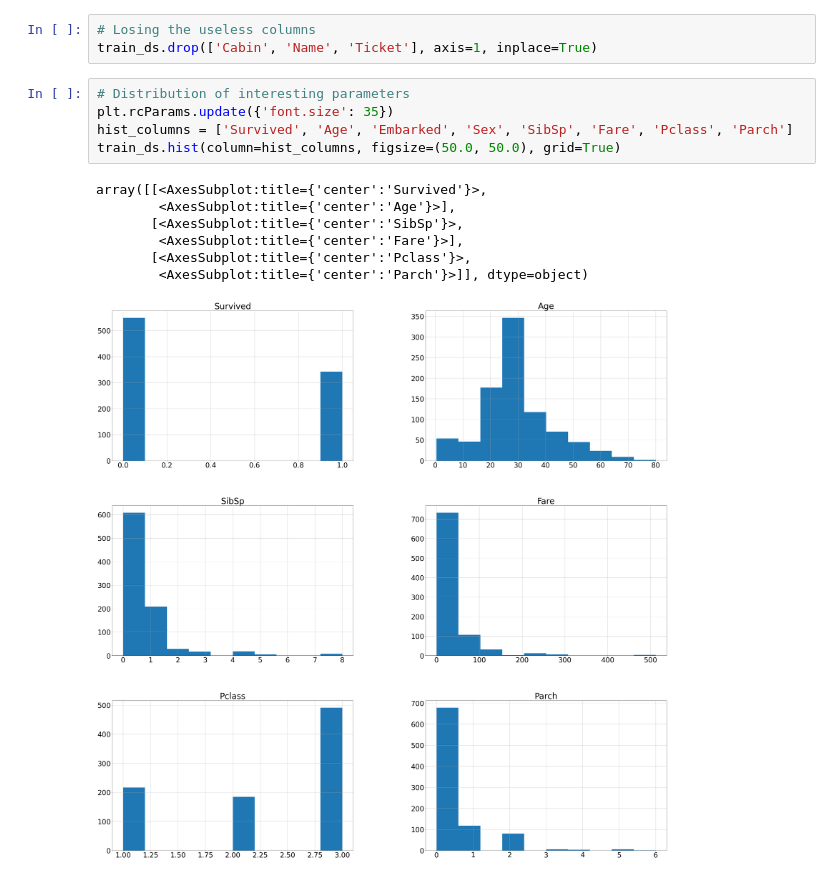
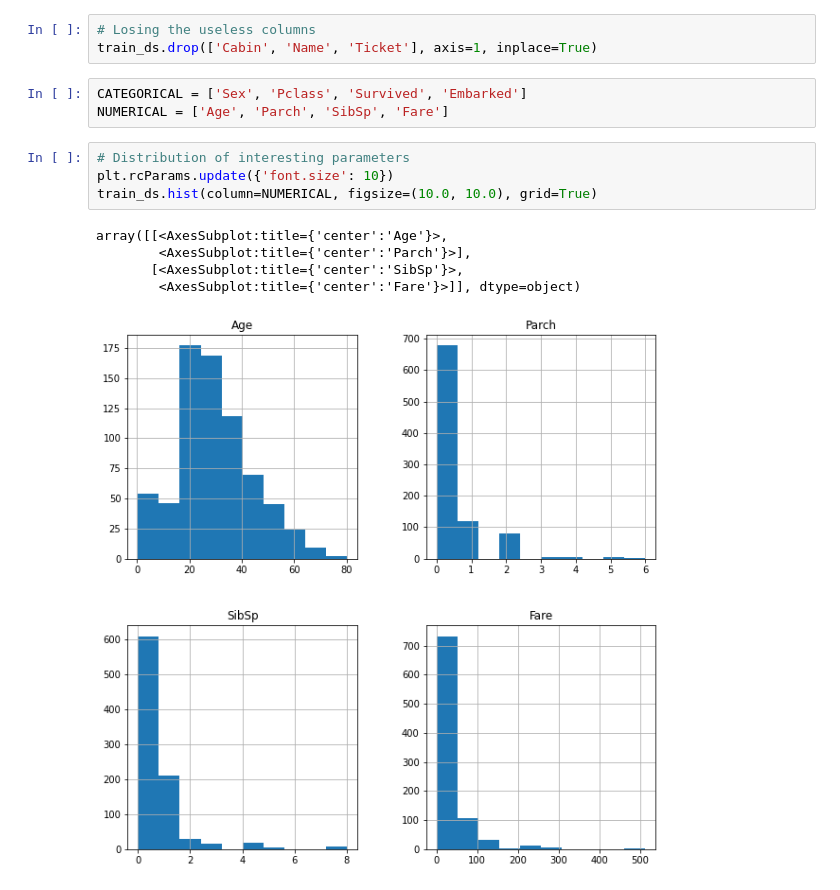
Before and after one commit to baarsaam/kaggle, a Jupyter notebook: titanic_classification/titanic.ipynb, the cells around one changed output. Cells and saved outputs as stored; diff of their text form.

```diff
--- a/titanic_classification/titanic.ipynb
+++ b/titanic_classification/titanic.ipynb
@@ -116,16 +118,16 @@ train_ds['Embarked'].fillna(train_ds['Embarked'].mode(), inplace=True)
 # %%
 # Losing the useless columns
 train_ds.drop(['Cabin', 'Name', 'Ticket'], axis=1, inplace=True)
+# %%
+CATEGORICAL = ['Sex', 'Pclass', 'Survived', 'Embarked']
+NUMERICAL = ['Age', 'Parch', 'SibSp', 'Fare']
 # %%
 # Distribution of interesting parameters
-plt.rcParams.update({'font.size': 35})
-hist_columns = ['Survived', 'Age', 'Embarked', 'Sex', 'SibSp', 'Fare', 'Pclass', 'Parch']
-train_ds.hist(column=hist_columns, figsize=(50.0, 50.0), grid=True)
+plt.rcParams.update({'font.size': 10})
+train_ds.hist(column=NUMERICAL, figsize=(10.0, 10.0), grid=True)
 # %% [output]
-array([[<AxesSubplot:title={'center':'Survived'}>,
-        <AxesSubplot:title={'center':'Age'}>],
+array([[<AxesSubplot:title={'center':'Age'}>,
+        <AxesSubplot:title={'center':'Parch'}>],
        [<AxesSubplot:title={'center':'SibSp'}>,
-        <AxesSubplot:title={'center':'Fare'}>],
-       [<AxesSubplot:title={'center':'Pclass'}>,
-        <AxesSubplot:title={'center':'Parch'}>]], dtype=object)
+        <AxesSubplot:title={'center':'Fare'}>]], dtype=object)
-[figure, old version]
+[figure, new version]
```
Also changed, not shown: parts of 6 cells of this notebook.
